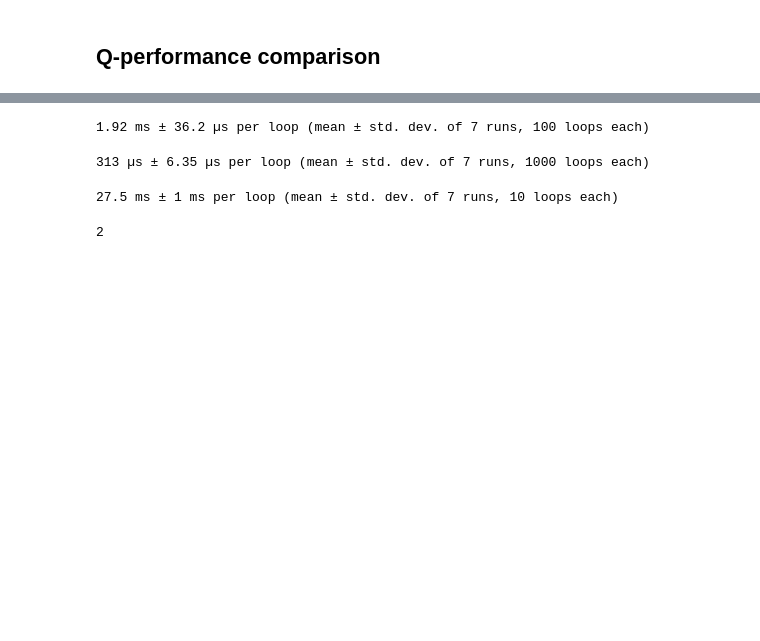
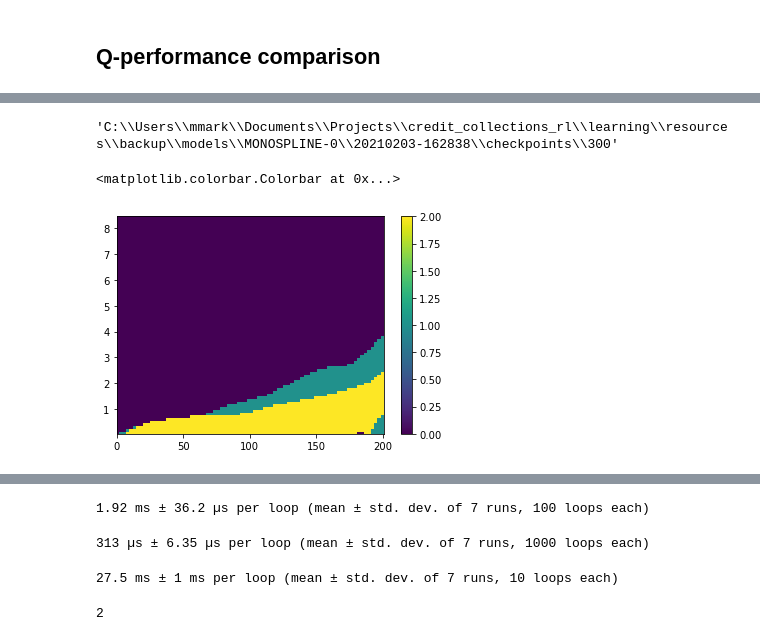
Before and after one commit to majkee15/credit_collections_rl, a Jupyter notebook: learning/notebooks/q_performance_comparison.ipynb, the cells around one changed output, grey strips where cells are left out. Cells and saved outputs as stored; diff of their text form; code cells hidden in the pictures; blank space fills up the shorter version.

Commit message:
Added load_experiment.py and policy_pricer.py simplification of the loading for notebooks

```diff
--- a/learning/notebooks/q_performance_comparison.ipynb
+++ b/learning/notebooks/q_performance_comparison.ipynb
@@ -79,0 +39,6 @@ converted = agent.env.observation(point)
+# %%
+from learning.utils.load_experiment import LoadExperiment
+ldr = LoadExperiment(backup=True)
+# %%
+cps = ldr.list_checkpoints('MONOSPLINE-0', 0)
+ag = ldr.load_agent_from_path(cps[40])
@@ -79,0 +49,12 @@ converted = agent.env.observation(point)
+# %%
+cps[3]
+# %% [output]
+'C:\\Users\\mmark\\Documents\\Projects\\credit_collections_rl\\learning\\resources\\backup\\models\\MONOSPLINE-0\\20210203-162838\\checkpoints\\300'
+# %%
+ww, ll, p, z = policy_pricer.create_map(ag, larger_offset=True)
+# %%
+plt.pcolormesh(ww, ll, p, shading='auto')
+plt.colorbar()
+# %% [output]
+<matplotlib.colorbar.Colorbar at 0x...>
+[figure, added]
```
Also changed, not shown: parts of 8 cells of this notebook, 14 other files.
